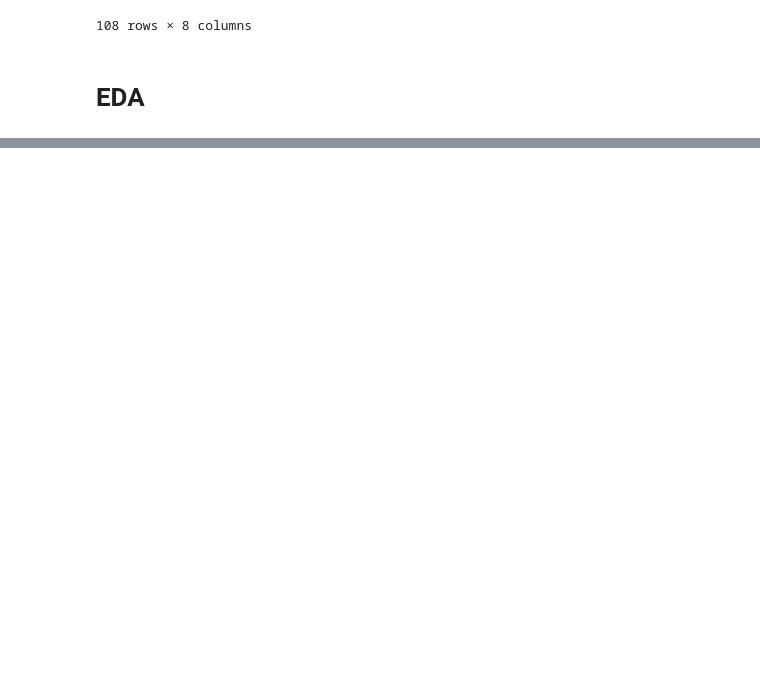
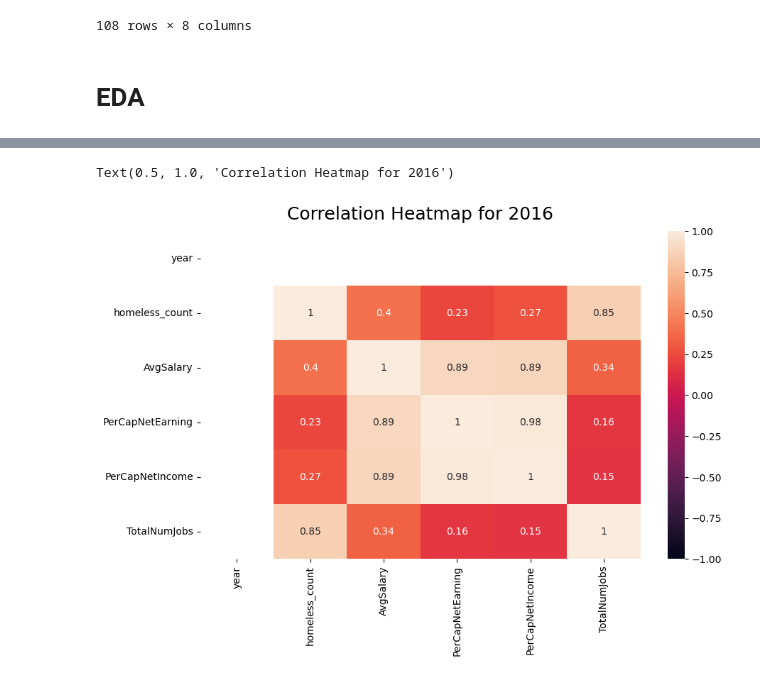
Before and after one commit to RenhaoL/CS109A_AC209A_Fall22_final_project, a Jupyter notebook: src/ZW_EDA_Econ_Politics.ipynb, the cells around one changed output, grey strips where cells are left out. Saved outputs shown, nothing was run; the diff lists cells and outputs as text; code cells hidden in the pictures; blank space fills up the shorter version.

```diff
--- a/src/ZW_EDA_Econ_Politics.ipynb
+++ b/src/ZW_EDA_Econ_Politics.ipynb
@@ -352,0 +394,7 @@ df_econ_politcs.to_csv("../data/homeless_count_Econ_Politics_by_state.csv", inde
+# %%
+plt.figure(figsize=(10, 6))
+heatmap_16 = sns.heatmap(df_econ_politcs.query("year == 2016").corr(), vmin=-1, vmax=1, annot=True)
+heatmap_16.set_title('Correlation Heatmap for 2016', fontdict={'fontsize':18}, pad=12)
+# %% [output]
+Text(0.5, 1.0, 'Correlation Heatmap for 2016')
+[figure, added]
```
Also changed, not shown: parts of 29 cells of this notebook.
